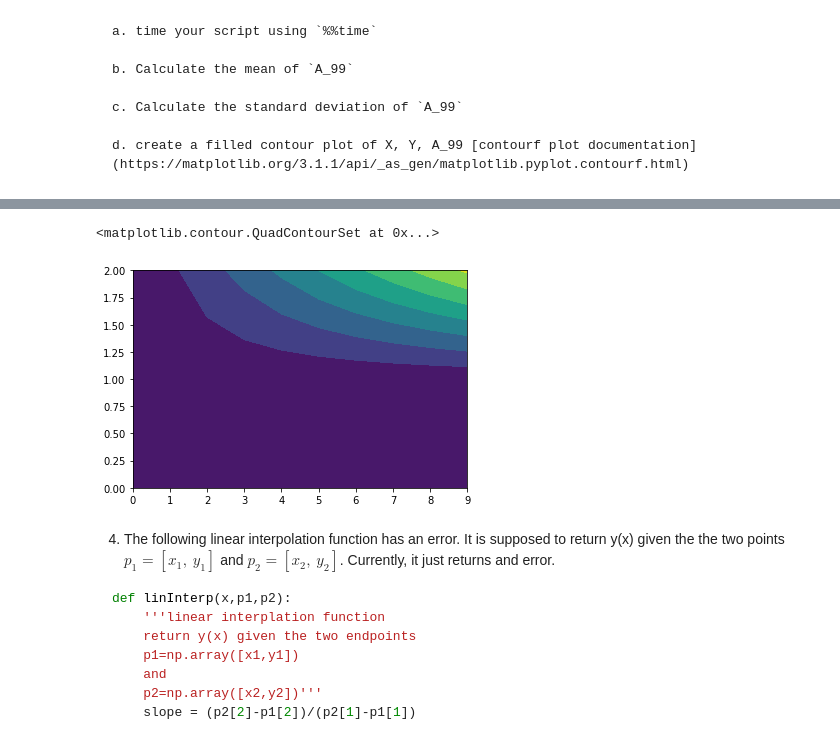
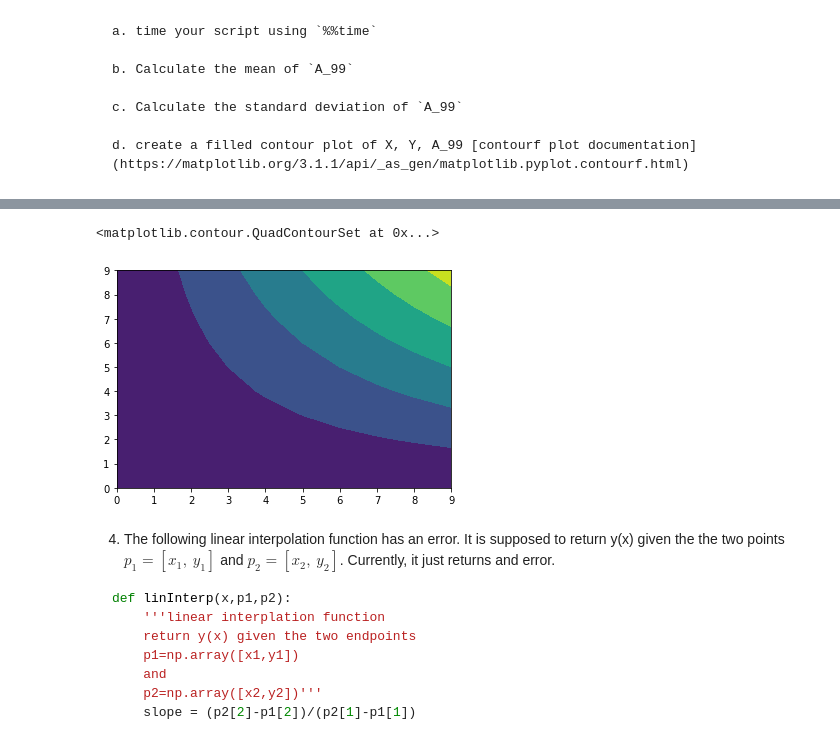
Before and after one commit to hamwalker/computational-mechanics, a Jupyter notebook: module_01/notebooks/HW_01.ipynb, the cells around one changed output, grey strips where cells are left out. Saved outputs shown, nothing was run; the diff lists cells and outputs as text; code cells hidden in the pictures.

```diff
--- a/module_01/notebooks/HW_01.ipynb
+++ b/module_01/notebooks/HW_01.ipynb
@@ -98,7 +98,7 @@ y is 20 and x is less than y
 
     Hint: Use an if-else statement with `print` commands
 # %%
-time = 22
+time = 24
 if time > 12:
     print(time - 12, 'PM')
 elif time < 12:
@@ -176,7 +176,8 @@ XY=X*Y
 print('The mean of X*Y is {:2.2f}' .format(np.mean(XY)))
 print('The standard deviation of X*Y is {:2.2f}' .format(np.std(XY)))
 
-plt.contourf([X[:,1],Y[1,:],A_99[4,:]]);
+# plt.contourf([X[:,1],Y[1,:],A_99[4,:]]);
+plt.contourf(X,Y,A_99)
 # %% [output]
 The mean of X*Y is 20.25
 The standard deviation of X*Y is 20.05
@@ -185,5 +186,5 @@ Wall time: 26.1 ms
 <matplotlib.contour.QuadContourSet at 0x...>
-[figure, old version]
+[figure, new version]
 # %% [markdown]
 4. The following linear interpolation function has an error. It is supposed to return y(x) given the the two points $p_1=[x_1,~y_1]$ and $p_2=[x_2,~y_2]$. Currently, it just returns and error.
 
```
Also changed, not shown: parts of 9 cells of this notebook, 2 other files.
